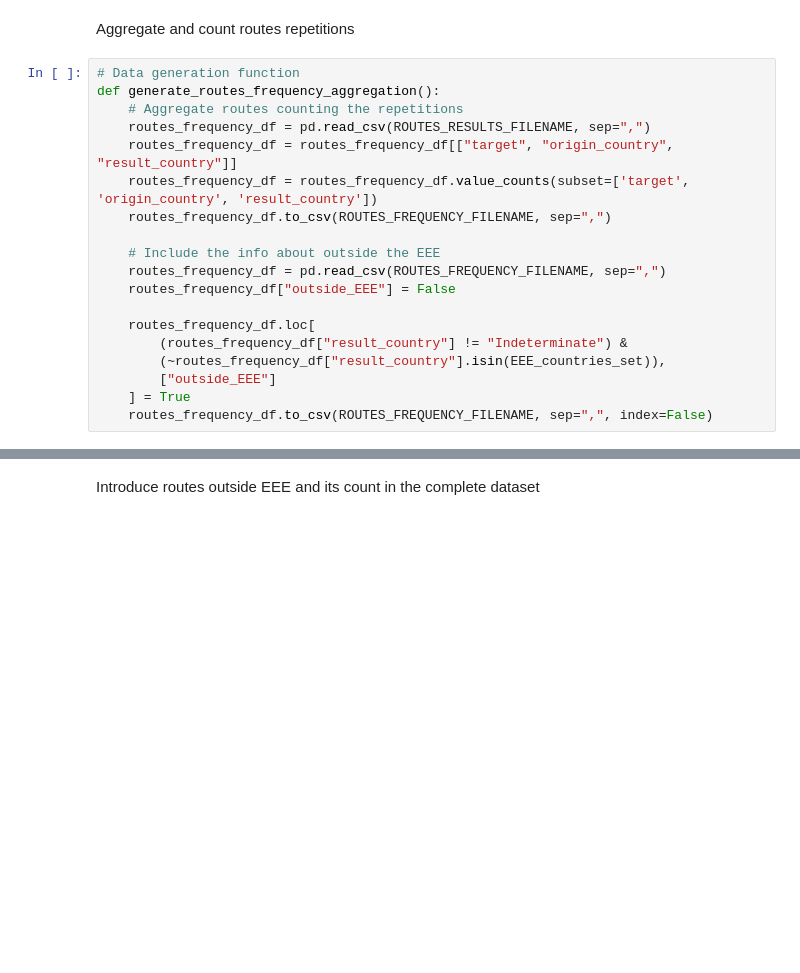
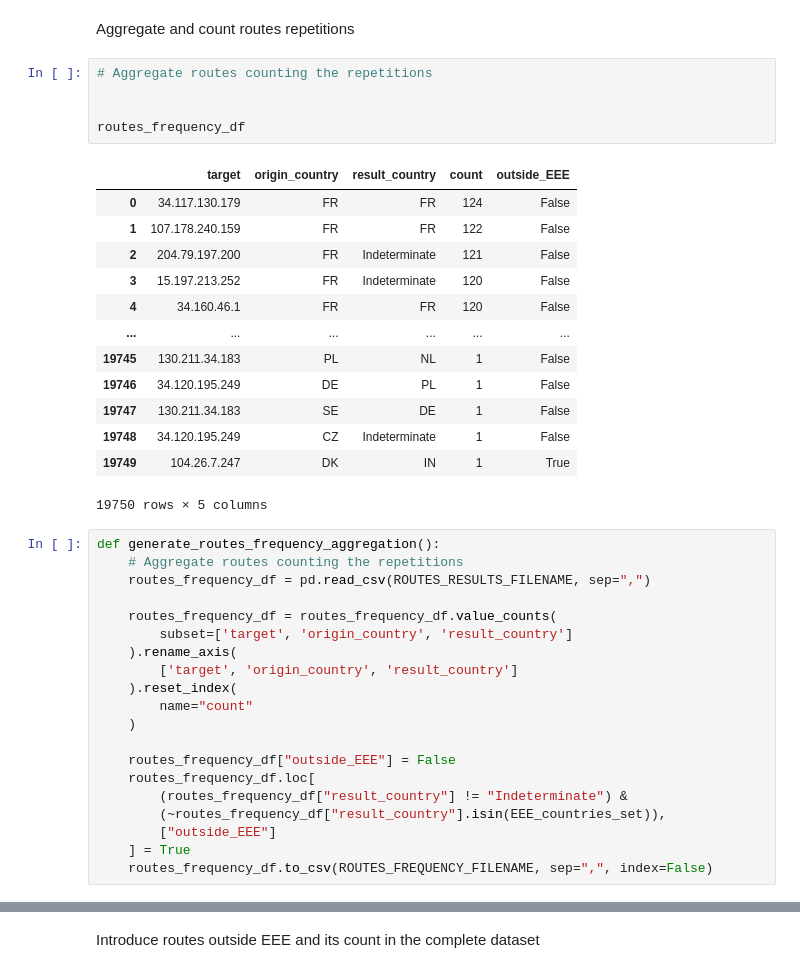
Before and after one commit to STRAST-UPM/hunter_experiment_anycast_europe, a Jupyter notebook: experiment_analysis.ipynb, the cells around one changed output, grey strips where cells are left out. Cells and saved outputs as stored; diff of their text form; blank space fills up the shorter version.

```diff
--- a/experiment_analysis.ipynb
+++ b/experiment_analysis.ipynb
@@ -212,19 +216,39 @@ def generate_routes_raw():
     routes_raw_df.to_csv(ROUTES_RESULTS_FILENAME, sep=",", index=False)
 # %% [markdown]
 Aggregate and count routes repetitions
+# %%
+# Aggregate routes counting the repetitions
+
+
+routes_frequency_df
+# %% [output]
+|  | target | origin_country | result_country | count | outside_EEE |
+| 0 | 34.117.130.179 | FR | FR | 124 | False |
+| 1 | 107.178.240.159 | FR | FR | 122 | False |
+| 2 | 204.79.197.200 | FR | Indeterminate | 121 | False |
+| 3 | 15.197.213.252 | FR | Indeterminate | 120 | False |
+| 4 | 34.160.46.1 | FR | FR | 120 | False |
+| ... | ... | ... | ... | ... | ... |
+| 19745 | 130.211.34.183 | PL | NL | 1 | False |
+| 19746 | 34.120.195.249 | DE | PL | 1 | False |
+| 19747 | 130.211.34.183 | SE | DE | 1 | False |
+| 19748 | 34.120.195.249 | CZ | Indeterminate | 1 | False |
+| 19749 | 104.26.7.247 | DK | IN | 1 | True |
+19750 rows × 5 columns
 # %%
-# Data generation function
 def generate_routes_frequency_aggregation():
     # Aggregate routes counting the repetitions
     routes_frequency_df = pd.read_csv(ROUTES_RESULTS_FILENAME, sep=",")
-    routes_frequency_df = routes_frequency_df[["target", "origin_country", "result_country"]]
-    routes_frequency_df = routes_frequency_df.value_counts(subset=['target', 'origin_country', 'result_country'])
-    routes_frequency_df.to_csv(ROUTES_FREQUENCY_FILENAME, sep=",")
 
-    # Include the info about outside the EEE
-    routes_frequency_df = pd.read_csv(ROUTES_FREQUENCY_FILENAME, sep=",")
+    routes_frequency_df = routes_frequency_df.value_counts(
+        subset=['target', 'origin_country', 'result_country']
+    ).rename_axis(
+        ['target', 'origin_country', 'result_country']
+    ).reset_index(
+        name="count"
+    )
+
     routes_frequency_df["outside_EEE"] = False
-
     routes_frequency_df.loc[
         (routes_frequency_df["result_country"] != "Indeterminate") &
         (~routes_frequency_df["result_country"].isin(EEE_countries_set)),
```
Also changed, not shown: parts of 9 cells of this notebook, 1 other file.
